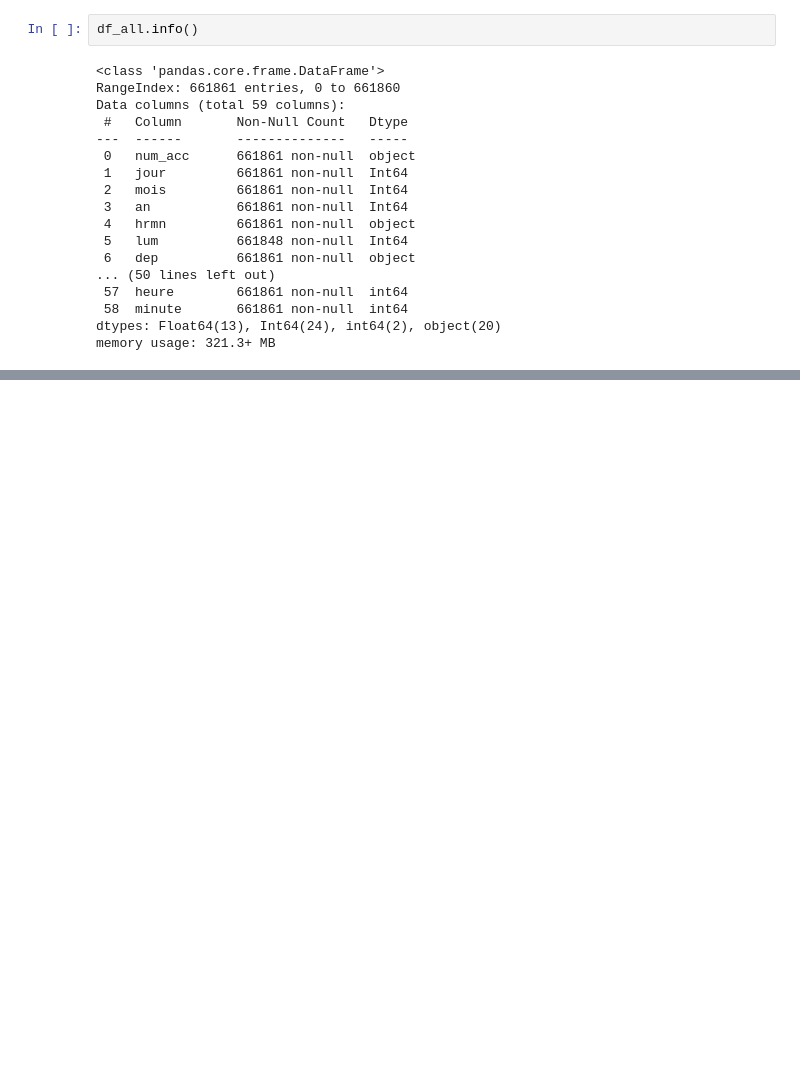
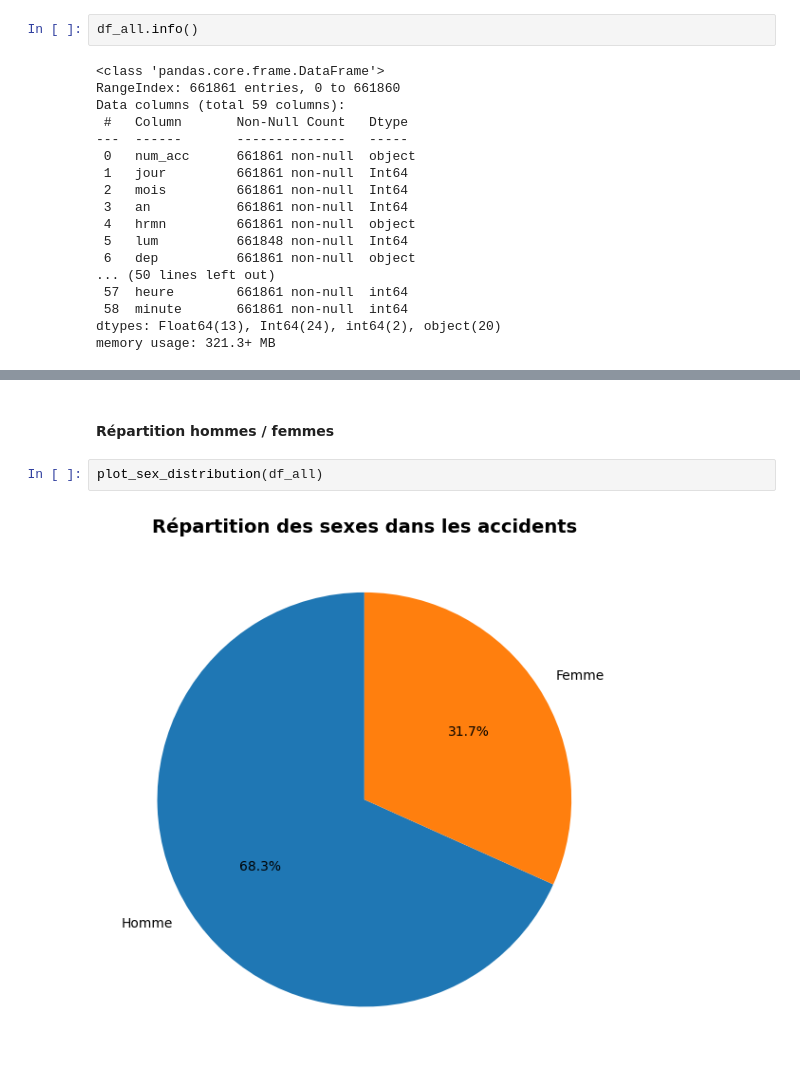
Before and after one commit to goamegah/france-road-accidents-severity-insights, a Jupyter notebook: bireport/notebook/reporting.ipynb, the cells around one changed output, grey strips where cells are left out. Cells and saved outputs as stored; diff of their text form; blank space fills up the shorter version.

```diff
--- a/bireport/notebook/reporting.ipynb
+++ b/bireport/notebook/reporting.ipynb
@@ -346,0 +376,6 @@ df_all_annotated['catv_label'].value_counts()
+# %% [markdown]
+#### Répartition hommes / femmes
+# %%
+plot_sex_distribution(df_all)
+# %% [output]
+[figure, added]
```
Also changed, not shown: parts of 38 cells of this notebook.
